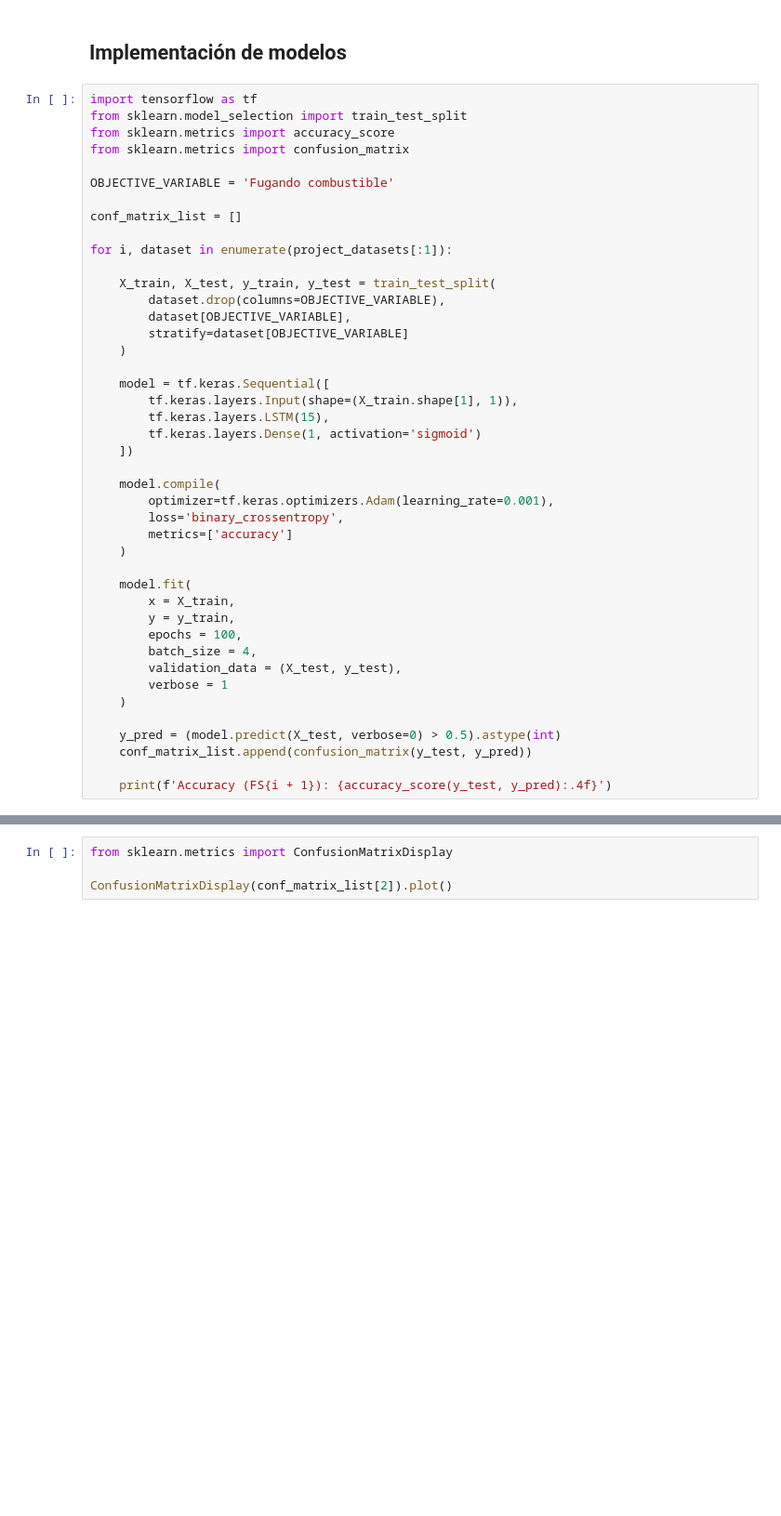
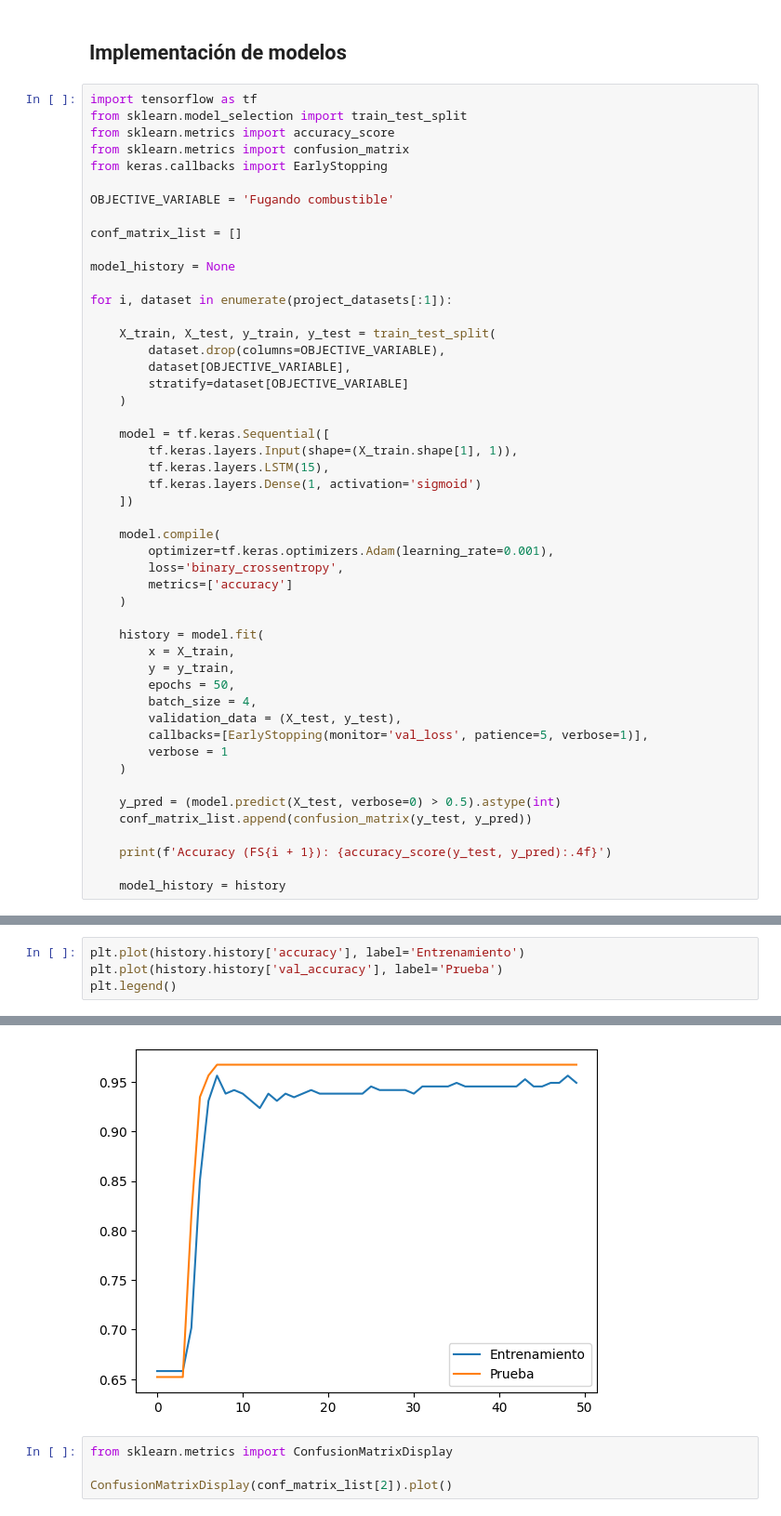
Before and after one commit to alu0101351773/TFM, a Jupyter notebook: src/project/main.ipynb, the cells around one changed output, grey strips where cells are left out. Shown: that part at 93% size. Saved outputs shown, nothing was run; the diff lists cells and outputs as text; blank space fills up the shorter version.

```diff
--- a/src/project/main.ipynb
+++ b/src/project/main.ipynb
@@ -238,10 +238,13 @@ import tensorflow as tf
 from sklearn.model_selection import train_test_split
 from sklearn.metrics import accuracy_score
 from sklearn.metrics import confusion_matrix
+from keras.callbacks import EarlyStopping
 
 OBJECTIVE_VARIABLE = 'Fugando combustible'
 
 conf_matrix_list = []
+
+model_history = None
 
 for i, dataset in enumerate(project_datasets[:1]):
 
@@ -263,12 +266,13 @@ for i, dataset in enumerate(project_datasets[:1]):
         metrics=['accuracy']
     )
 
-    model.fit(
+    history = model.fit(
         x = X_train,
         y = y_train,
-        epochs = 100,
+        epochs = 50,
         batch_size = 4,
         validation_data = (X_test, y_test),
+        callbacks=[EarlyStopping(monitor='val_loss', patience=5, verbose=1)],
         verbose = 1
     )
 
@@ -276,4 +280,6 @@ for i, dataset in enumerate(project_datasets[:1]):
     conf_matrix_list.append(confusion_matrix(y_test, y_pred))
 
     print(f'Accuracy (FS{i + 1}): {accuracy_score(y_test, y_pred):.4f}')
+
+    model_history = history
 # %% [output]
@@ -296,0 +303,5 @@ Accuracy (FS1): 0.9239
+# %%
+plt.plot(history.history['accuracy'], label='Entrenamiento')
+plt.plot(history.history['val_accuracy'], label='Prueba')
+plt.legend()
+# %% [output]
@@ -297,3 +309,4 @@ Accuracy (FS1): 0.9239
+[figure, added]
 # %%
 from sklearn.metrics import ConfusionMatrixDisplay
 
```
Also changed, not shown: parts of 2 cells of this notebook.
